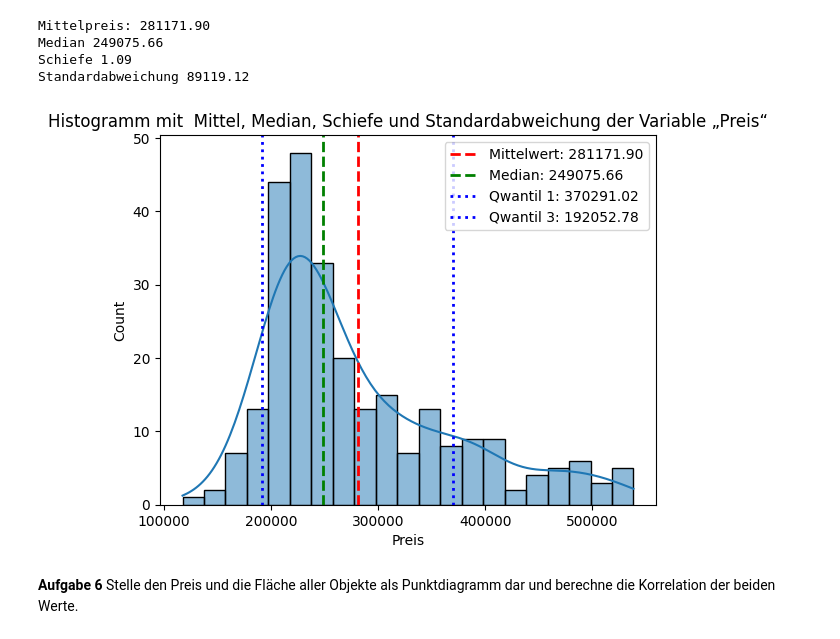
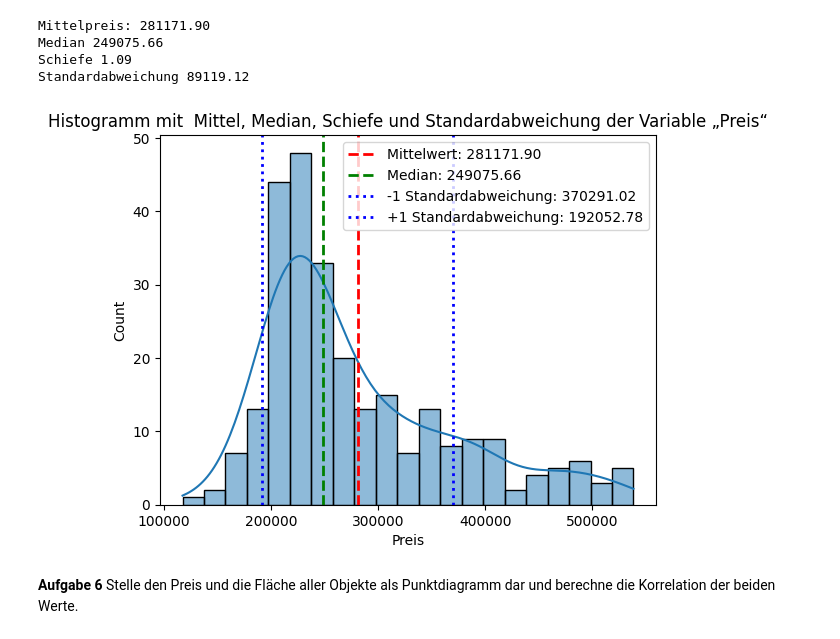
Before and after one commit to NataliaArchipenko/BBQ_Python, a Jupyter notebook: Warscheinlichkeit/Excel-Aufgabe 18.11.24/Immob_Aufgabe_18.11.ipynb, the cells around one changed output. Saved outputs shown, nothing was run; the diff lists cells and outputs as text; code cells hidden in the pictures.

```diff
--- a/Warscheinlichkeit/Excel-Aufgabe 18.11.24/Immob_Aufgabe_18.11.ipynb
+++ b/Warscheinlichkeit/Excel-Aufgabe 18.11.24/Immob_Aufgabe_18.11.ipynb
@@ -143,19 +143,19 @@ Standardabweichung 89119.12
 # %%
 #Berechnen der Positionen für
 qwantil_1 = mean_preis- std_preis# -1 Standardabweichung
 qwantil_3 = mean_preis + std_preis# +1 Standardabweichung
 
 #Erstellen des Histplots:
 sns.histplot(immob['Preis'], binwidth=20000, kde=True)
 plt.axvline(mean_preis , color='red', linestyle='dashed', linewidth=2, label=f'Mittelwert: {mean_preis :.2f}')
 plt.axvline(median_preis, color='green', linestyle='dashed', linewidth=2, label=f'Median: {median_preis:.2f}')
-plt.axvline(qwantil_3, color='blue', linestyle='dotted', linewidth=2, label=f'Qwantil 1: {qwantil_3:.2f}')
-plt.axvline(qwantil_1, color='blue', linestyle='dotted', linewidth=2, label=f'Qwantil 3: {qwantil_1:.2f}')
+plt.axvline(qwantil_3, color='blue', linestyle='dotted', linewidth=2, label=f'-1 Standardabweichung: {qwantil_3:.2f}')
+plt.axvline(qwantil_1, color='blue', linestyle='dotted', linewidth=2, label=f'+1 Standardabweichung: {qwantil_1:.2f}')
 plt.legend()
 plt.title('Histogramm mit  Mittel, Median, Schiefe und Standardabweichung der Variable „Preis“')
 plt.show()
 # %% [output]
-[figure, old version]
+[figure, new version]
 # %% [markdown]
 **Aufgabe 6**
 Stelle den Preis und die Fläche aller Objekte als Punktdiagramm dar und berechne die
```
Also changed, not shown: 1 other file.
